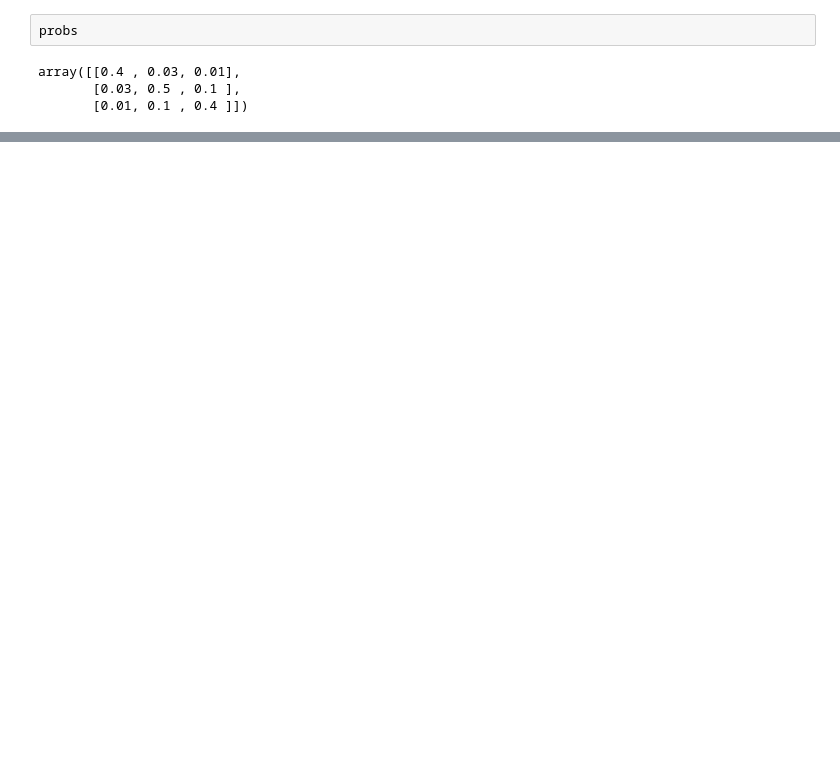
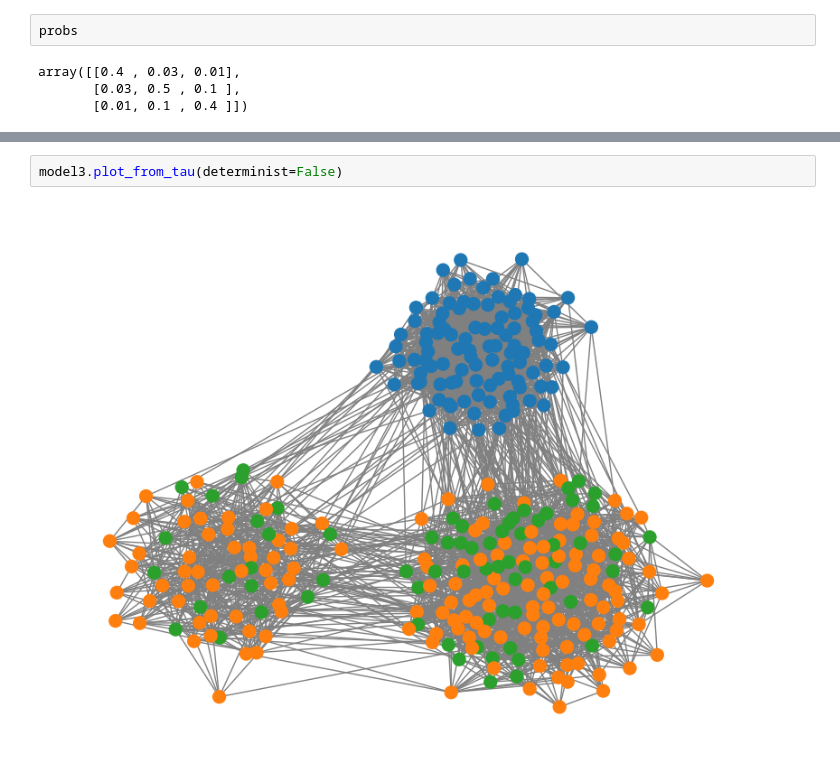
Before and after one commit to QMoayedpour/PGM_MVA, a Jupyter notebook: ntbk/vizu_graph.ipynb, the cells around one changed output, grey strips where cells are left out. Drawn from its saved outputs; the diff is of its cells as text; blank space fills up the shorter version.

```diff
--- a/ntbk/vizu_graph.ipynb
+++ b/ntbk/vizu_graph.ipynb
@@ -179,0 +286,4 @@ axes[1].imshow(__)
+# %%
+model3.plot_from_tau(determinist=False)
+# %% [output]
+[figure, added]
```
Also changed, not shown: parts of 12 cells of this notebook.
